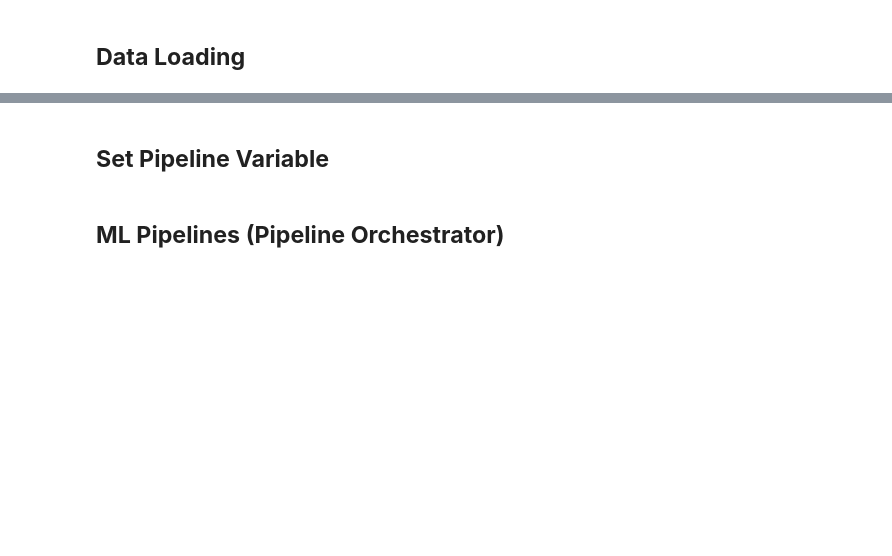
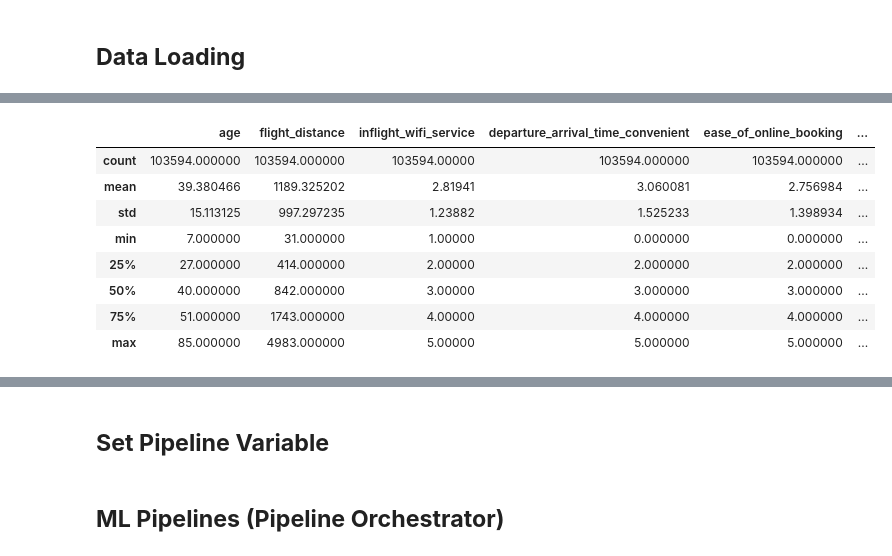
Before and after one commit to nurmuhimawann/airline-passenger-satisfaction, a Jupyter notebook: tfx_pipelines.ipynb, the cells around one changed output, grey strips where cells are left out. Saved outputs shown, nothing was run; the diff lists cells and outputs as text; code cells hidden in the pictures; blank space fills up the shorter version.

```diff
--- a/tfx_pipelines.ipynb
+++ b/tfx_pipelines.ipynb
@@ -214,8 +194,0 @@ Name: stabf, dtype: float64
-# %%
-# drop columns
-df.drop('stab', axis=1, inplace=True)
-
-# encode
-map_label = {'unstable': 0, 'stable': 1}
-df['stabf'] = df['stabf'].replace(map_label)
-df.head()
@@ -229,3 +236,16 @@ df.head()
+# %%
+# descriptive statistic
+df.describe()
+# %% [output]
+|  | age | flight_distance | inflight_wifi_service | departure_arrival_time_convenient | ease_of_online_booking | ... |
+| count | 103594.000000 | 103594.000000 | 103594.00000 | 103594.000000 | 103594.000000 | ... |
+| mean | 39.380466 | 1189.325202 | 2.81941 | 3.060081 | 2.756984 | ... |
+| std | 15.113125 | 997.297235 | 1.23882 | 1.525233 | 1.398934 | ... |
+| min | 7.000000 | 31.000000 | 1.00000 | 0.000000 | 0.000000 | ... |
+| 25% | 27.000000 | 414.000000 | 2.00000 | 2.000000 | 2.000000 | ... |
+| 50% | 40.000000 | 842.000000 | 3.00000 | 3.000000 | 3.000000 | ... |
+| 75% | 51.000000 | 1743.000000 | 4.00000 | 4.000000 | 4.000000 | ... |
+| max | 85.000000 | 4983.000000 | 5.00000 | 5.000000 | 5.000000 | ... |
 # %%
 # save data
 DATA_PATH = 'data'
```
Also changed, not shown: parts of 23 cells of this notebook, 15 other files.
